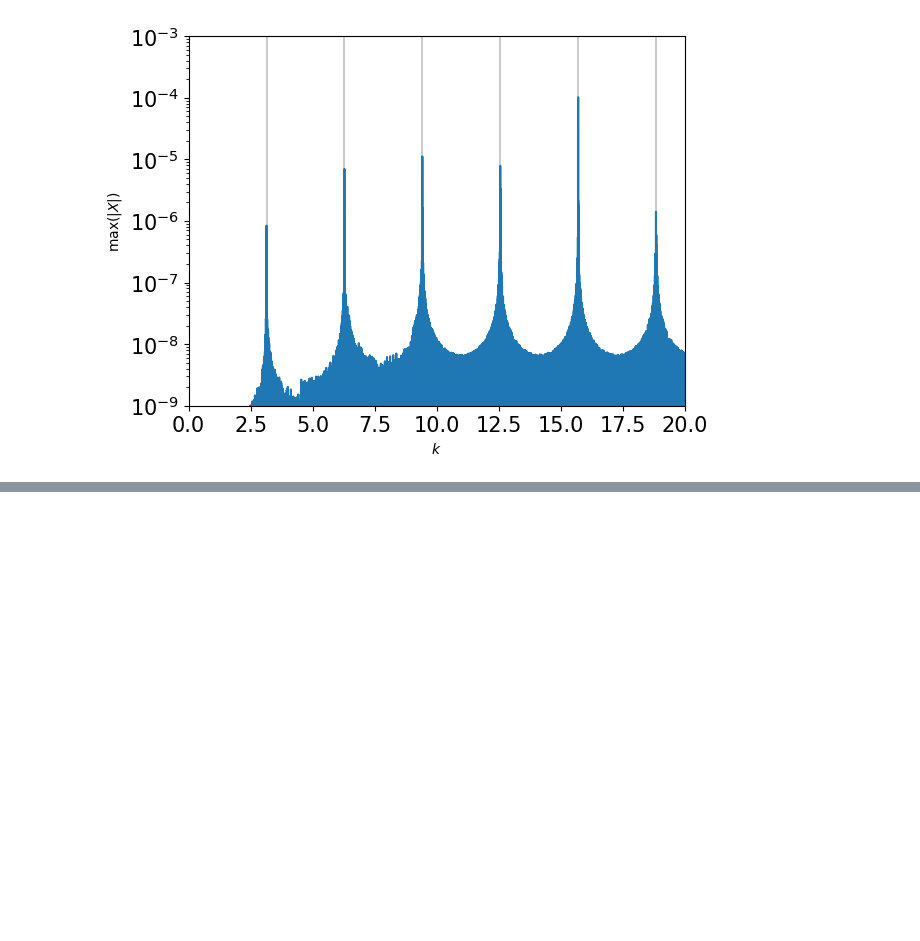
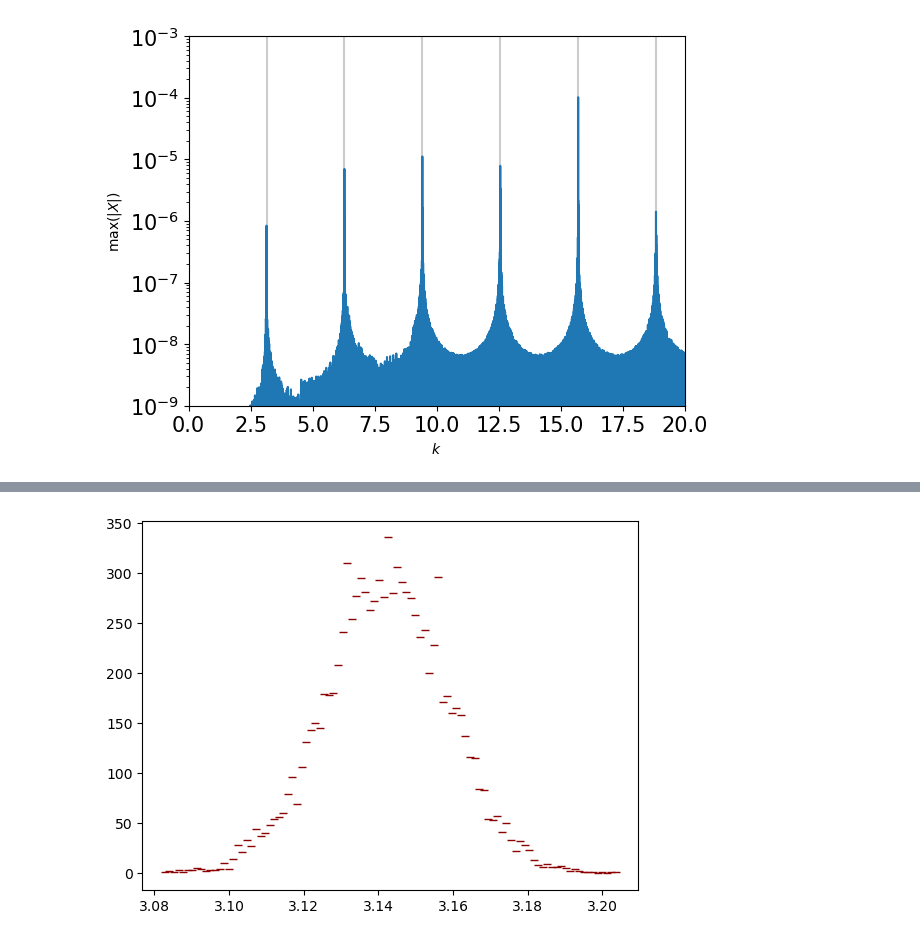
Before and after one commit to drojaspater/ComputationalTools, a Jupyter notebook: ClassNotes.ipynb, the cells around one changed output, grey strips where cells are left out. Saved outputs shown, nothing was run; the diff lists cells and outputs as text; code cells hidden in the pictures; blank space fills up the shorter version.

```diff
--- a/ClassNotes.ipynb
+++ b/ClassNotes.ipynb
@@ -1141,0 +1191,9 @@ Pi=3.13368
+# %%
+#Cosntrucción de un histograma
+counts, base = np.histogram(Data_Pi,bins=100)
+# %%
+plt.plot(base[1:],counts,'k_',color='darkred')
+plt.plot()
+plt.show()
+# %% [output]
+[figure, added]
```
Also changed, not shown: parts of 24 cells of this notebook, 4 other files.
